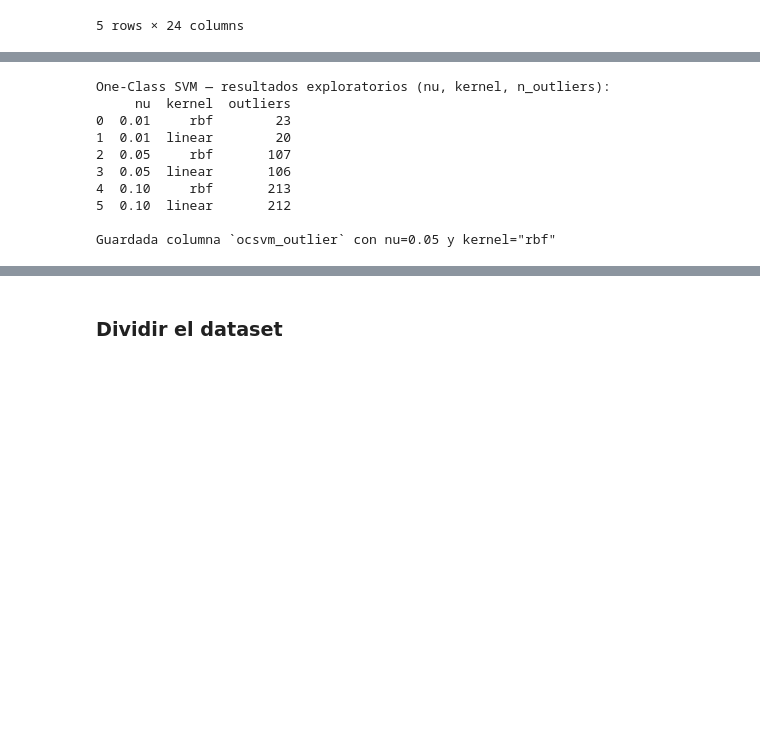
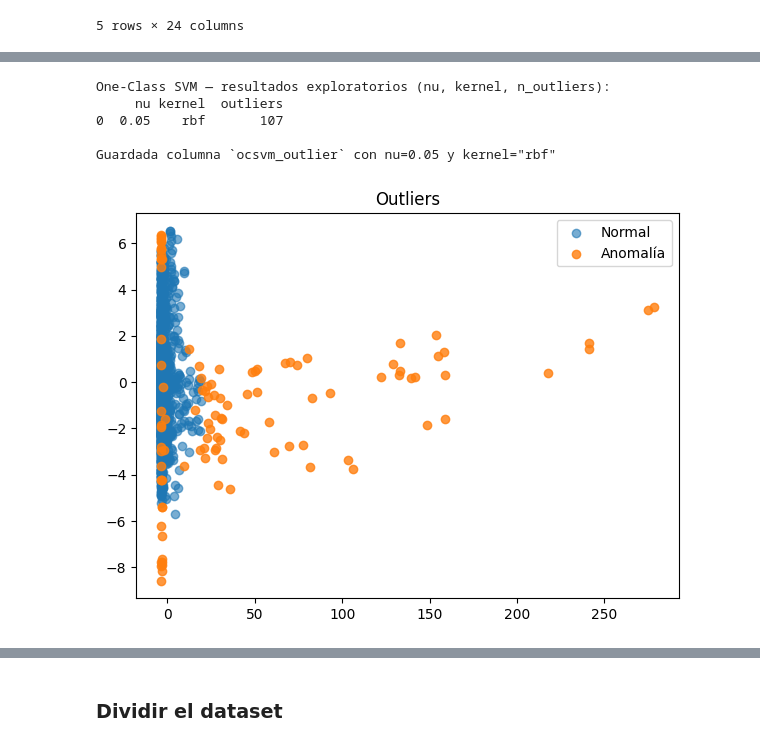
Before and after one commit to omarjmc/maestria, a Jupyter notebook: aprendizaje/grupal/AA_ACT_2_MONTEMAYOR_SEGOVIA.ipynb, the cells around one changed output, grey strips where cells are left out. Drawn from its saved outputs; the diff is of its cells as text; code cells hidden in the pictures; blank space fills up the shorter version.

```diff
--- a/aprendizaje/grupal/AA_ACT_2_MONTEMAYOR_SEGOVIA.ipynb
+++ b/aprendizaje/grupal/AA_ACT_2_MONTEMAYOR_SEGOVIA.ipynb
@@ -1333,15 +1381,13 @@ scaler = RobustScaler()
 X_scaled = scaler.fit_transform(X)
 
 # Probar combinaciones de nu y kernel y mostrar número de outliers
-nus = [0.01, 0.05, 0.1]
-kernels = ['rbf', 'linear']
+nus = 0.05
+kernels = 'rbf'
 results = []
-for nu in nus:
-    for kernel in kernels:
-        oc = OneClassSVM(nu=nu, kernel=kernel, gamma='scale')
-        preds = oc.fit_predict(X_scaled)
-        n_out = (preds == -1).sum()
-        results.append({'nu': nu, 'kernel': kernel, 'outliers': int(n_out)})
+oc = OneClassSVM(nu=nus, kernel=kernels, gamma='scale')
+preds = oc.fit_predict(X_scaled)
+n_out = (preds == -1).sum()
+results.append({'nu': nus, 'kernel': kernels, 'outliers': int(n_out)})
 
 print('One-Class SVM — resultados exploratorios (nu, kernel, n_outliers):')
 print(pd.DataFrame(results))
@@ -1352,15 +1398,32 @@ df_anomalia['ocsvm_outlier'] = oc_chosen.fit_predict(X_scaled) == -1
 print('\nGuardada columna `ocsvm_outlier` con nu=0.05 y kernel="rbf"')
 # %% [output]
 One-Class SVM — resultados exploratorios (nu, kernel, n_outliers):
-     nu  kernel  outliers
-0  0.01     rbf        23
-1  0.01  linear        20
-2  0.05     rbf       107
-3  0.05  linear       106
-4  0.10     rbf       213
-5  0.10  linear       212
+     nu kernel  outliers
+0  0.05    rbf       107
 
 Guardada columna `ocsvm_outlier` con nu=0.05 y kernel="rbf"
+# %%
+# -------------------------
+# Gráfica
+# -------------------------
+plt.figure(figsize=(7, 5))
+plt.scatter(
+    X_pca[preds == 1, 0],
+    X_pca[preds == 1, 1],
+    alpha=0.6,
+    label='Normal'
+)
+plt.scatter(
+    X_pca[preds == -1, 0],
+    X_pca[preds == -1, 1],
+    alpha=0.8,
+    label='Anomalía'
+)
+plt.title("Outliers")
+plt.legend()
+plt.show()
+# %% [output]
+[figure, added]
 # %%
 ### Resumen e intersección de resultados de detección de anomalías
 # Mostrar resumen de outliers detectados por cada método y la intersección entre métodos
```
Also changed, not shown: parts of 12 cells of this notebook.
